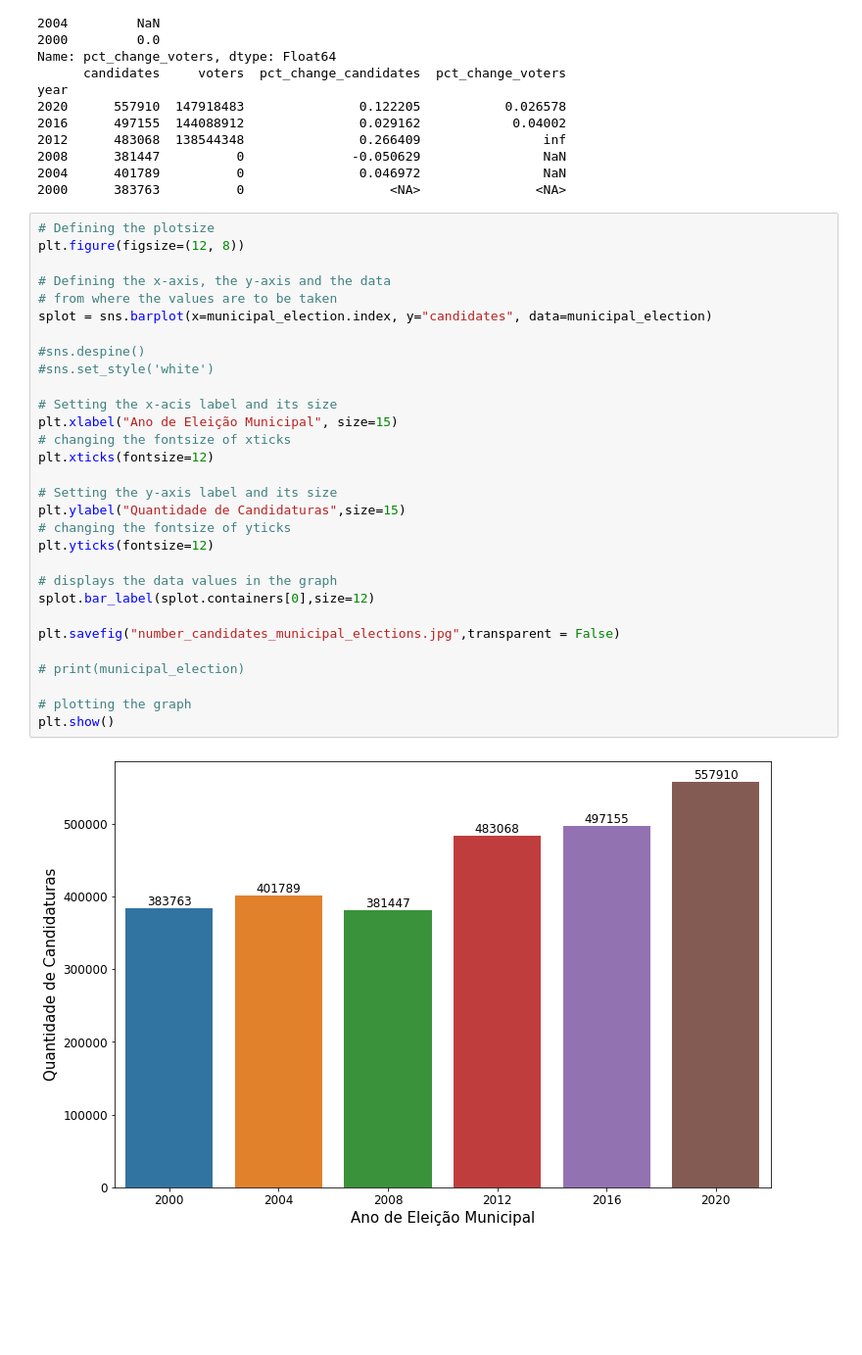
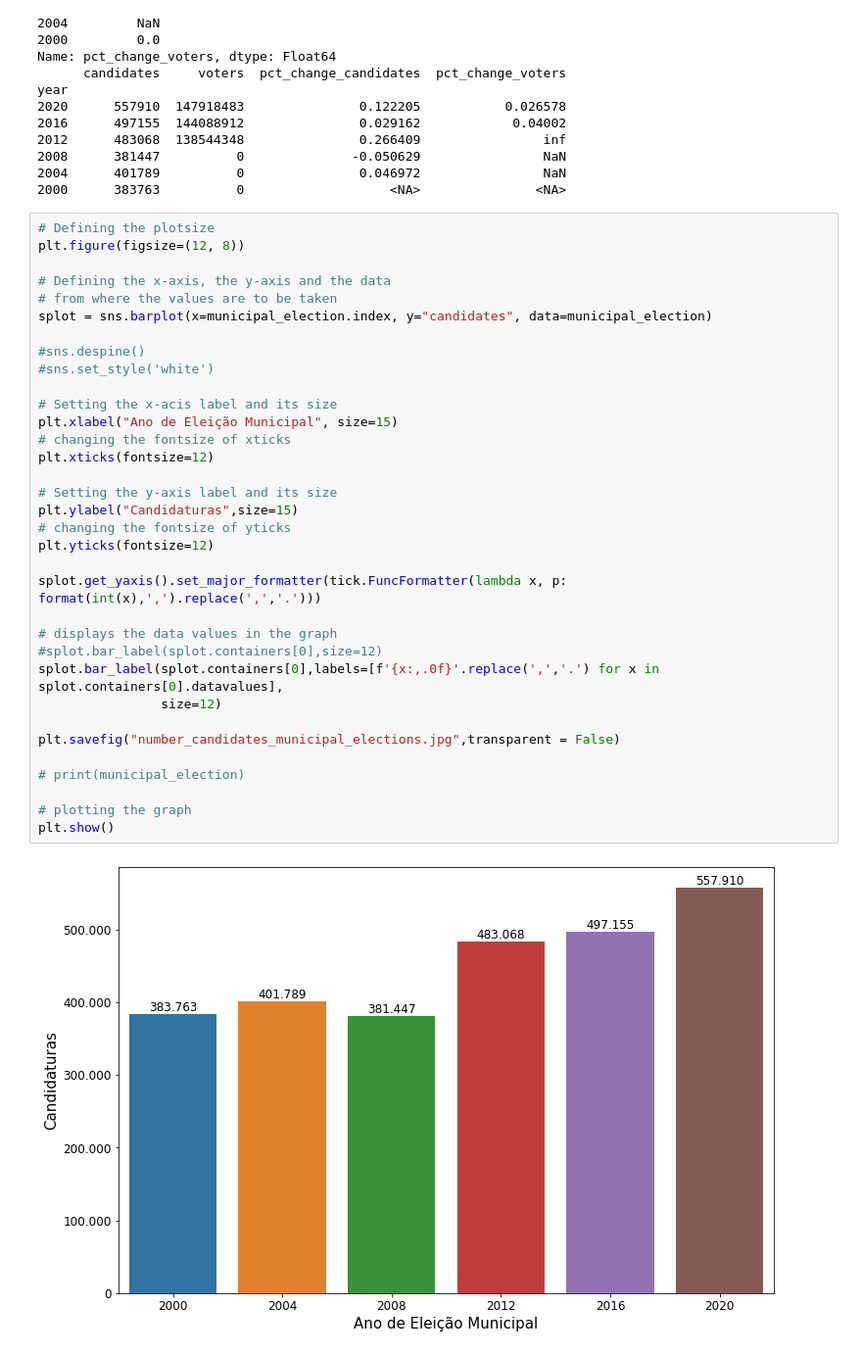
Before and after one commit to fabianumfalco/brazilian-electoral-justice-in-numbers, a Jupyter notebook: EDA_br_electoral_JusticeNumbers.ipynb, the cells around one changed output. Shown at 98% size. Cells and saved outputs as stored; diff of their text form; blank space fills up the shorter version.

```diff
--- a/EDA_br_electoral_JusticeNumbers.ipynb
+++ b/EDA_br_electoral_JusticeNumbers.ipynb
@@ -66,32 +68,36 @@ year
 # %%
 # Defining the plotsize
 plt.figure(figsize=(12, 8))
 
 # Defining the x-axis, the y-axis and the data
 # from where the values are to be taken
 splot = sns.barplot(x=municipal_election.index, y="candidates", data=municipal_election)
 
 #sns.despine()
 #sns.set_style('white')
 
 # Setting the x-acis label and its size
 plt.xlabel("Ano de Eleição Municipal", size=15)
 # changing the fontsize of xticks
 plt.xticks(fontsize=12)
 
 # Setting the y-axis label and its size
-plt.ylabel("Quantidade de Candidaturas",size=15)
+plt.ylabel("Candidaturas",size=15)
 # changing the fontsize of yticks
 plt.yticks(fontsize=12)
 
+splot.get_yaxis().set_major_formatter(tick.FuncFormatter(lambda x, p: format(int(x),',').replace(',','.')))
+
 # displays the data values in the graph
-splot.bar_label(splot.containers[0],size=12)
+#splot.bar_label(splot.containers[0],size=12)
+splot.bar_label(splot.containers[0],labels=[f'{x:,.0f}'.replace(',','.') for x in splot.containers[0].datavalues],
+                size=12)
 
 plt.savefig("number_candidates_municipal_elections.jpg",transparent = False)
 
 # print(municipal_election)
 
 # plotting the graph
 plt.show()
 # %% [output]
-[figure, old version]
+[figure, new version]
```
Also changed, not shown: parts of 8 cells of this notebook, 8 other files.
